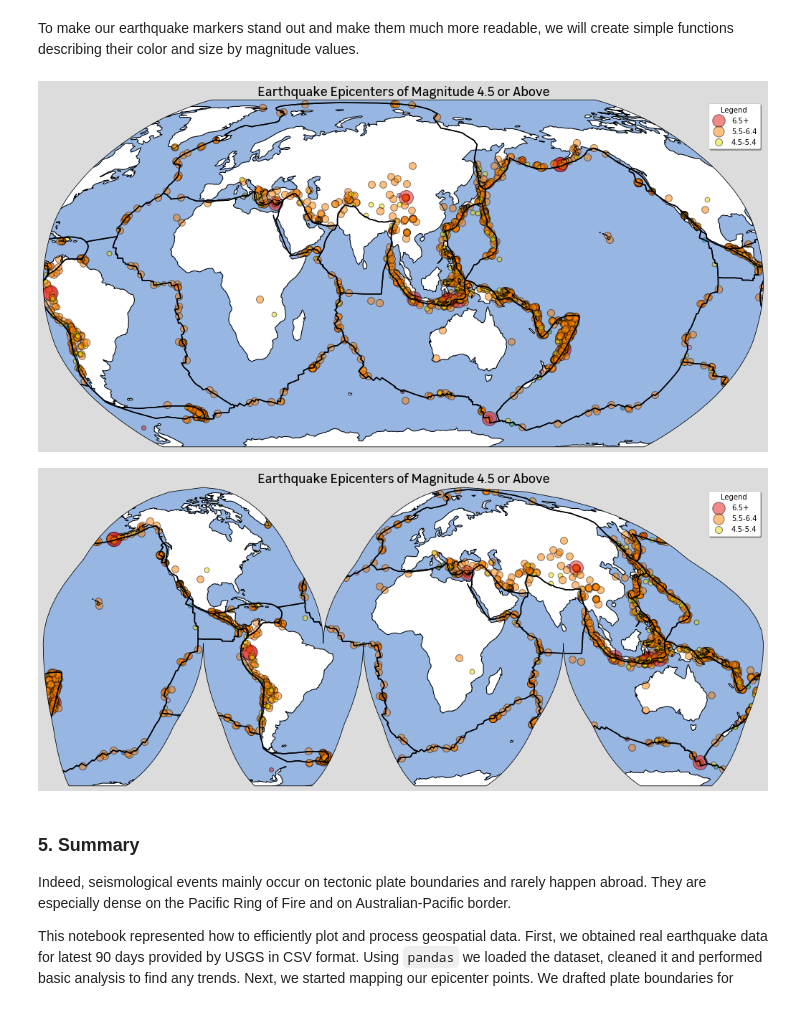
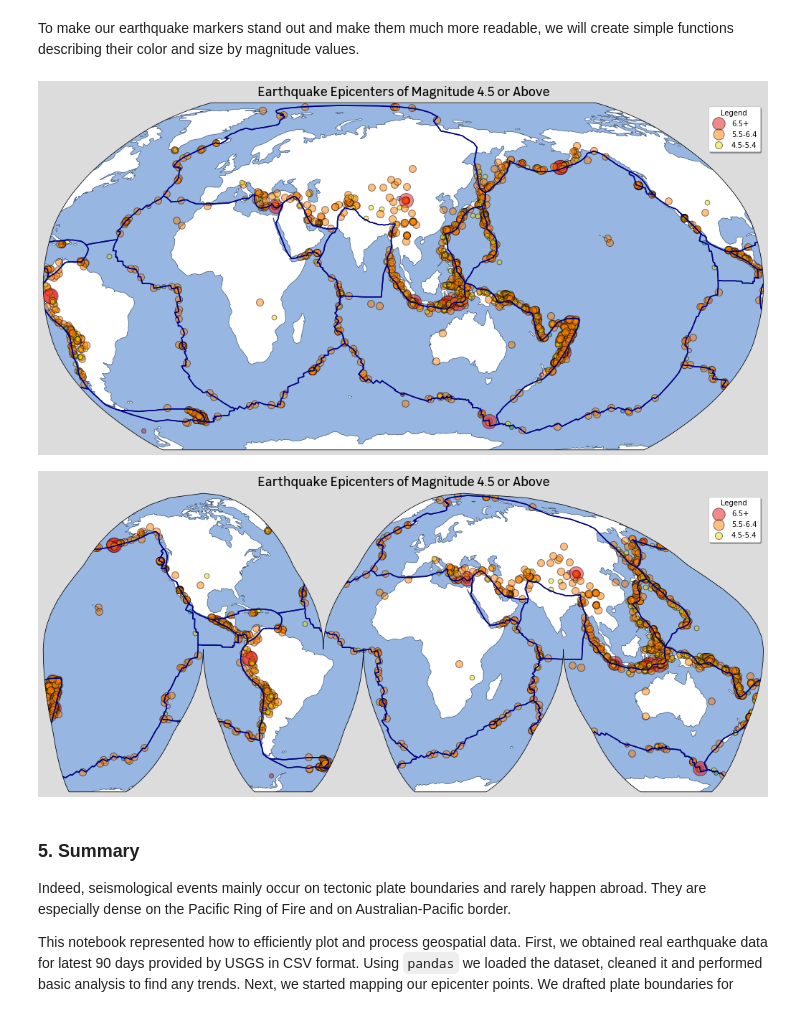
Before and after one commit to msikorski93/Visualizing-Lastest-USGS-Earthquakes, a Jupyter notebook: earthquakes_notebook.ipynb, the cells around one changed output. Drawn from its saved outputs; the diff is of its cells as text; code cells hidden in the pictures.

```diff
--- a/earthquakes_notebook.ipynb
+++ b/earthquakes_notebook.ipynb
@@ -223,37 +223,37 @@ def circle_size(mag):
 fig = plt.figure(figsize=(18,9), facecolor='gainsboro')
 ax = plt.axes(projection=ccrs.Robinson(central_longitude=100, globe=None))
 
 # add map features
 ax.axis('on')
-ax.coastlines()
+ax.coastlines(linewidth=.3)
 ax.add_feature(cfeature.OCEAN)
 
 # plot plate boundaries
 for border in borders:
-    ax.plot(border['lon'], border['lat'], color='black', transform=ccrs.Geodetic())
+    ax.plot(border['lon'], border['lat'], color='navy', transform=ccrs.Geodetic())
 
 # plot markers
 for row in data.itertuples():
     ax.scatter(x=row.longitude, y=row.latitude, s=circle_size(row.mag), alpha=.5, edgecolors='black',
                             color=circle_color(row.mag), transform=ccrs.PlateCarree())
 
 # create legend
 from matplotlib.lines import Line2D
 
 legend_elements = [Line2D([0],[0], color='#E41316', markeredgecolor='black', marker='.', linestyle='None', alpha=.5,
                           markersize=35, label='6.5+'),
                    Line2D([0],[0], color='#FF8000', markeredgecolor='black', marker='.', linestyle='None', alpha=.5,
                           markersize=30, label='5.5-6.4'),
                    Line2D([0],[0], color='#EDDE00', markeredgecolor='black', marker='.', linestyle='None', alpha=.5,
                           markersize=20, label='4.5-5.4')]
 plt.legend(handles=legend_elements, loc='upper right', title='Legend', ncol=1, shadow=True)
 
 # create title
 font = {'color': 'black', 'weight': 'normal', 'size': 18, 'ha': 'center', 'fontname': 'Leroy Merlin Sans'}
-plt.title('Earthquake Epicenters of Magnitude 4.5 or Above', loc='center', fontdict=font)
+plt.title('Earthquake Epicenters of Magnitude 4.5 or Above', loc='center', fontdict=font, pad=10)
 plt.show()
 # %% [output]
-[figure, old version]
+[figure, new version]
 # %%
 # 2nd plot - Goode homolosine projection
 fig = plt.figure(figsize=(18,9), facecolor='gainsboro')
@@ -261,12 +261,12 @@ ax = plt.axes(projection=ccrs.InterruptedGoodeHomolosine(central_longitude=0, gl
 
 # add map features
 ax.axis('on')
-ax.coastlines()
+ax.coastlines(linewidth=.3)
 ax.add_feature(cfeature.OCEAN)
 
 # plot plate boundaries
 for border in borders:
-    ax.plot(border['lon'], border['lat'], color='black', transform=ccrs.Geodetic())
+    ax.plot(border['lon'], border['lat'], color='navy', transform=ccrs.Geodetic())
 
 # plot markers
 for row in data.itertuples():
@@ -277,10 +277,10 @@ for row in data.itertuples():
 plt.legend(handles=legend_elements, loc='upper right', title='Legend', ncol=1, shadow=True)
 
 # add title
-plt.title('Earthquake Epicenters of Magnitude 4.5 or Above', loc='center', fontdict=font)
+plt.title('Earthquake Epicenters of Magnitude 4.5 or Above', loc='center', fontdict=font, pad=10)
 plt.show()
 # %% [output]
-[figure, old version]
+[figure, new version]
 # %% [markdown]
 ### 5. Summary
 
```
Also changed, not shown: parts of 1 cell of this notebook.
